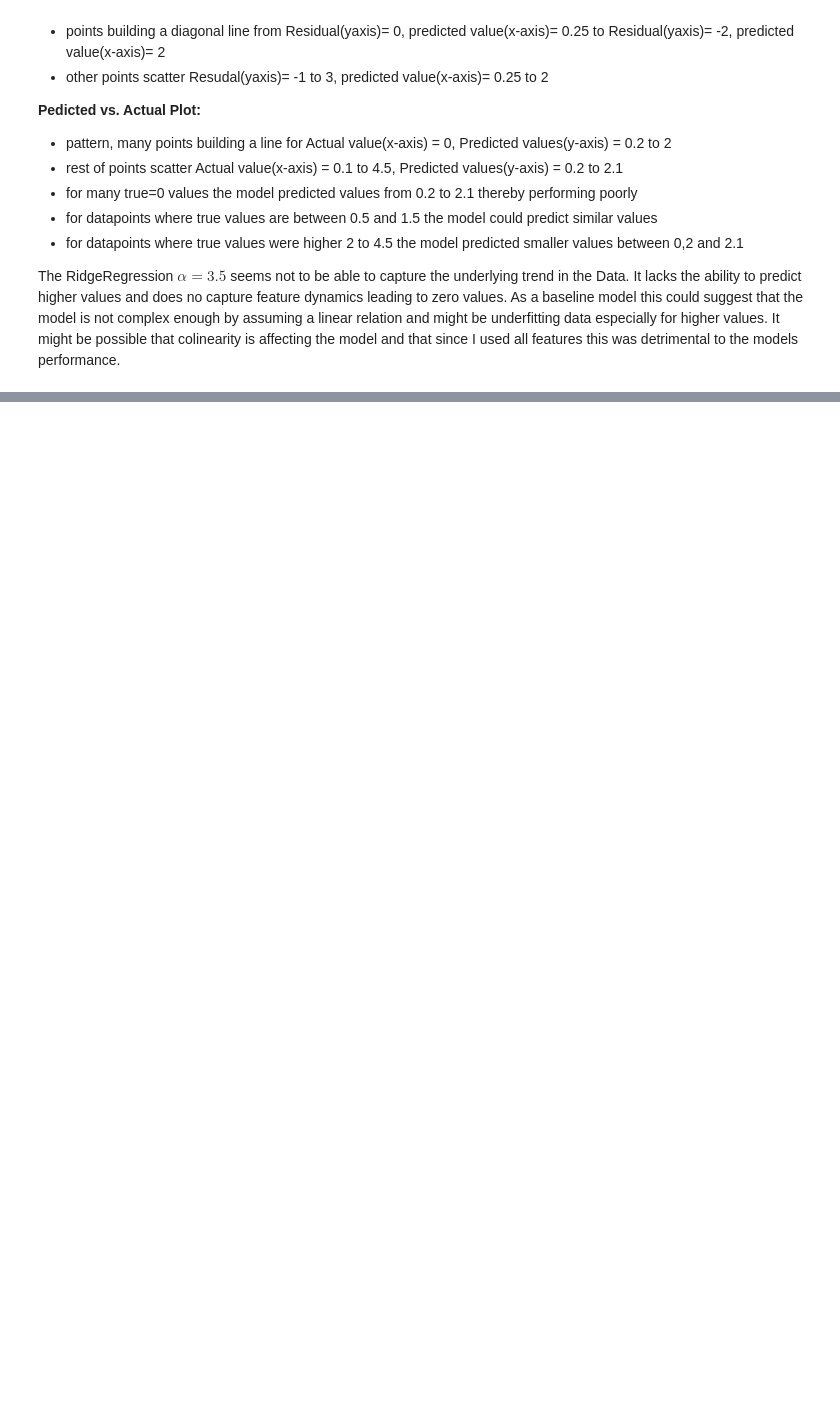
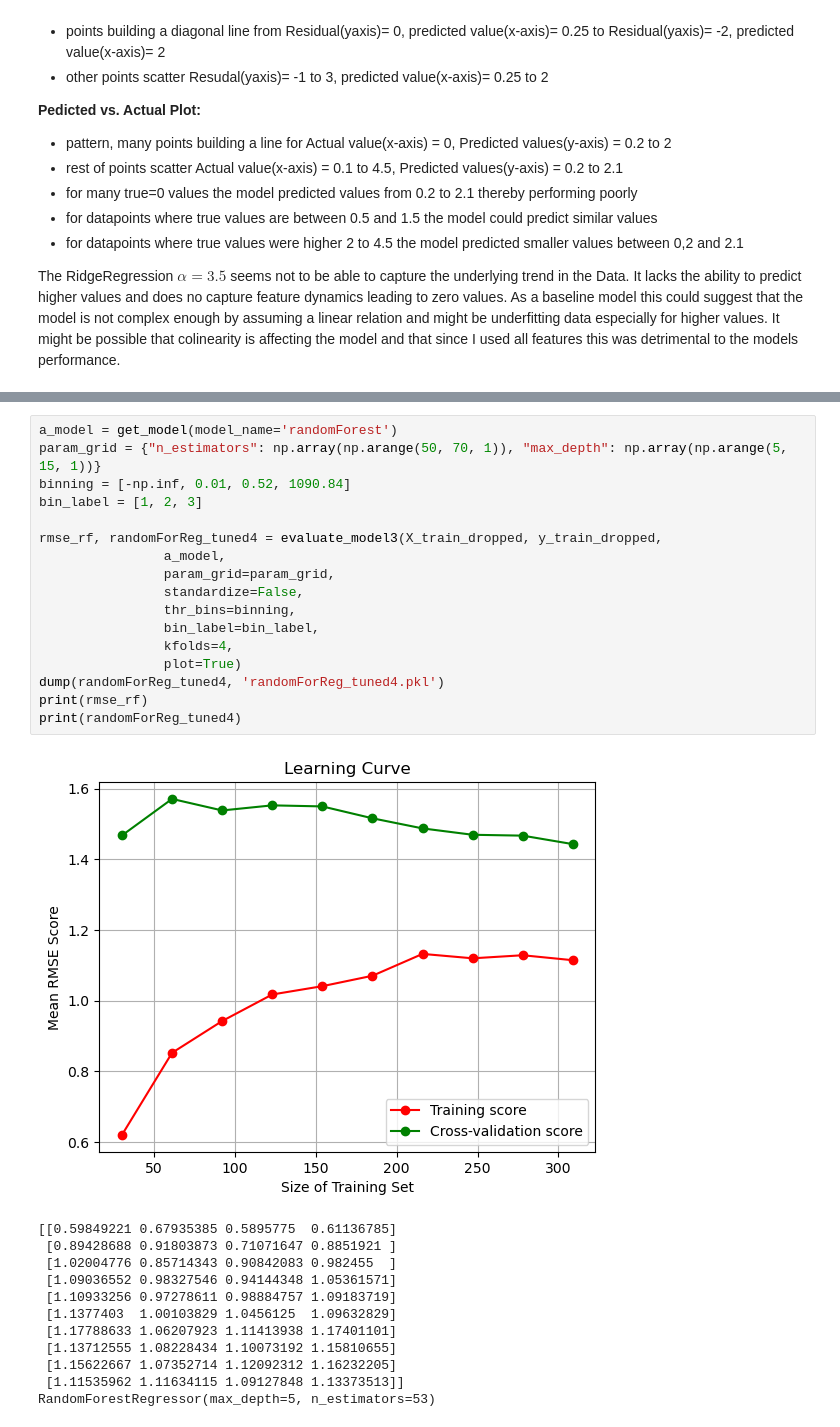
Before and after one commit to Yawkward/fire_data, a Jupyter notebook: FWI_project.ipynb, the cells around one changed output, grey strips where cells are left out. Drawn from its saved outputs; the diff is of its cells as text; blank space fills up the shorter version.

```diff
--- a/FWI_project.ipynb
+++ b/FWI_project.ipynb
@@ -990,0 +1080,30 @@ Applying a complexer model could also be a way to tackle insufficiencies of this
+# %%
+a_model = get_model(model_name='randomForest')
+param_grid = {"n_estimators": np.array(np.arange(50, 70, 1)), "max_depth": np.array(np.arange(5, 15, 1))}
+binning = [-np.inf, 0.01, 0.52, 1090.84]
+bin_label = [1, 2, 3]
+
+rmse_rf, randomForReg_tuned4 = evaluate_model3(X_train_dropped, y_train_dropped,
+                a_model,
+                param_grid=param_grid,
+                standardize=False,
+                thr_bins=binning,
+                bin_label=bin_label,
+                kfolds=4,
+                plot=True)
+dump(randomForReg_tuned4, 'randomForReg_tuned4.pkl')
+print(rmse_rf)
+print(randomForReg_tuned4)
+# %% [output]
+[figure, added]
+[[0.59849221 0.67935385 0.5895775  0.61136785]
+ [0.89428688 0.91803873 0.71071647 0.8851921 ]
+ [1.02004776 0.85714343 0.90842083 0.982455  ]
+ [1.09036552 0.98327546 0.94144348 1.05361571]
+ [1.10933256 0.97278611 0.98884757 1.09183719]
+ [1.1377403  1.00103829 1.0456125  1.09632829]
+ [1.17788633 1.06207923 1.11413938 1.17401101]
+ [1.13712555 1.08228434 1.10073192 1.15810655]
+ [1.15622667 1.07352714 1.12092312 1.16232205]
+ [1.11535962 1.11634115 1.09127848 1.13373513]]
+RandomForestRegressor(max_depth=5, n_estimators=53)
```
Also changed, not shown: parts of 26 cells of this notebook, 7 other files.
